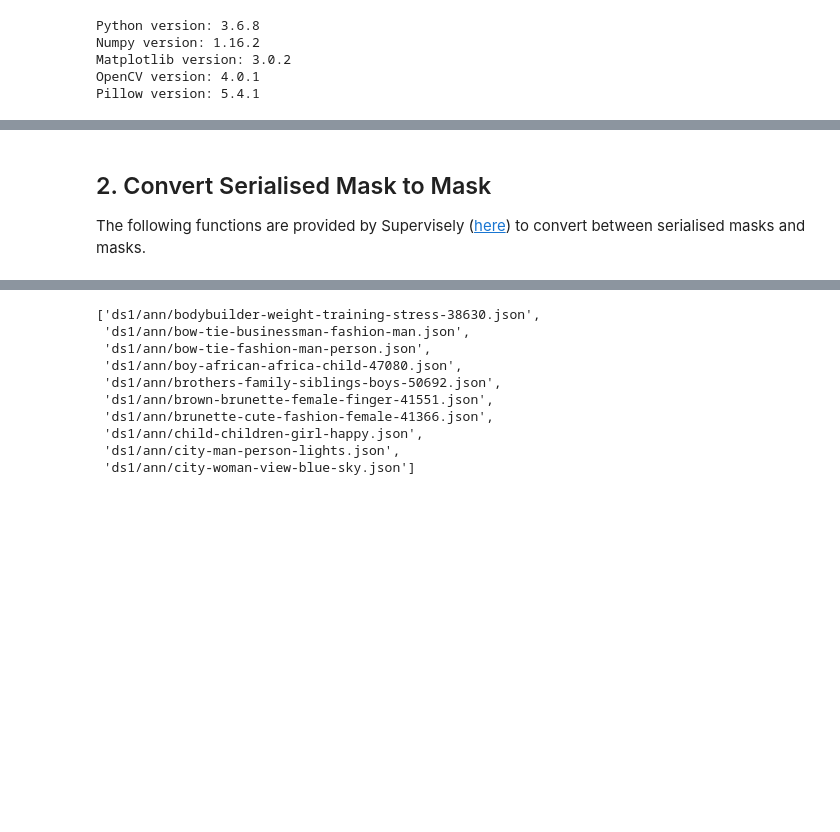
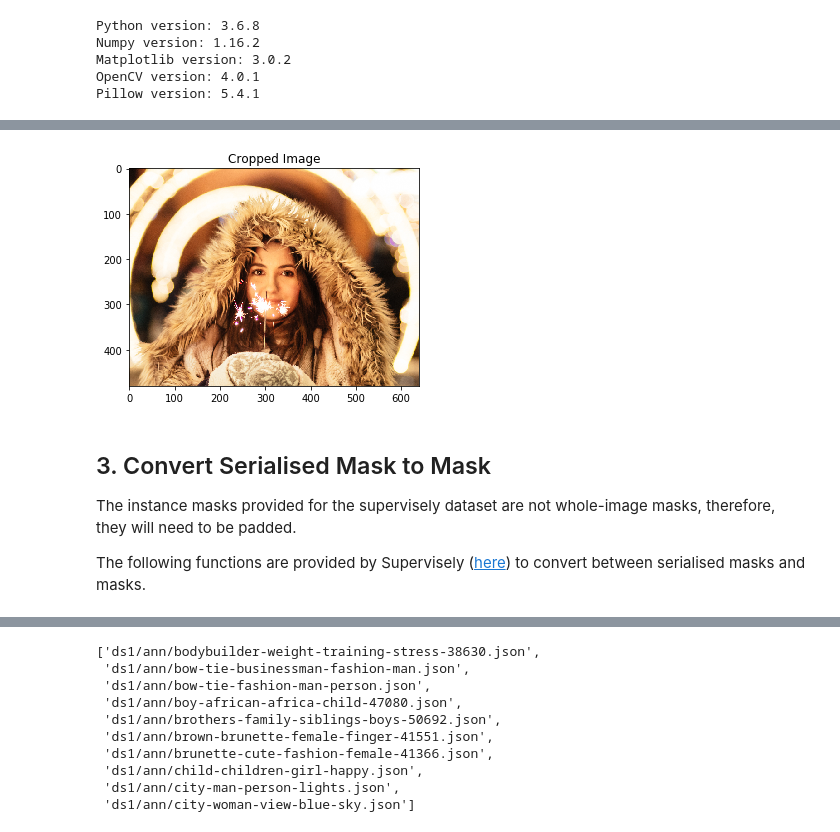
Before and after one commit to adamtupper/pedestrian-proximity-detector, a Jupyter notebook: dataset-tools/get_supervisely_bounding_boxes.ipynb, the cells around one changed output, grey strips where cells are left out. Saved outputs shown, nothing was run; the diff lists cells and outputs as text; code cells hidden in the pictures; blank space fills up the shorter version.

```diff
--- a/dataset-tools/get_supervisely_bounding_boxes.ipynb
+++ b/dataset-tools/get_supervisely_bounding_boxes.ipynb
@@ -42,5 +77,24 @@ with open(DATASET_PATH + FILE_PATH, 'r') as f:
+# %%
+MAX_WIDTH = 640
+MAX_HEIGHT = 480
+
+image_width_og, image_height_og = image.size
+left = (image_width_og - MAX_WIDTH) // 2
+top = (image_height_og - MAX_HEIGHT) // 2
+right = (image_width_og + MAX_WIDTH) // 2
+bottom = (image_height_og + MAX_HEIGHT) // 2
+image = image.crop((left, top, right, bottom))
+image_width_crop, image_height_crop = image.size
+
+plt.title('Cropped Image')
+plt.imshow(image)
+plt.show()
+# %% [output]
+[figure, added]
 # %% [markdown]
-## 2. Convert Serialised Mask to Mask
+## 3. Convert Serialised Mask to Mask
+
+The instance masks provided for the supervisely dataset are not whole-image masks, therefore, they will need to be padded.
 
 The following functions are provided by Supervisely ([here](https://docs.supervise.ly/ann_format/)) to convert between serialised masks and masks.
 # %%
```
Also changed, not shown: parts of 22 cells of this notebook.
